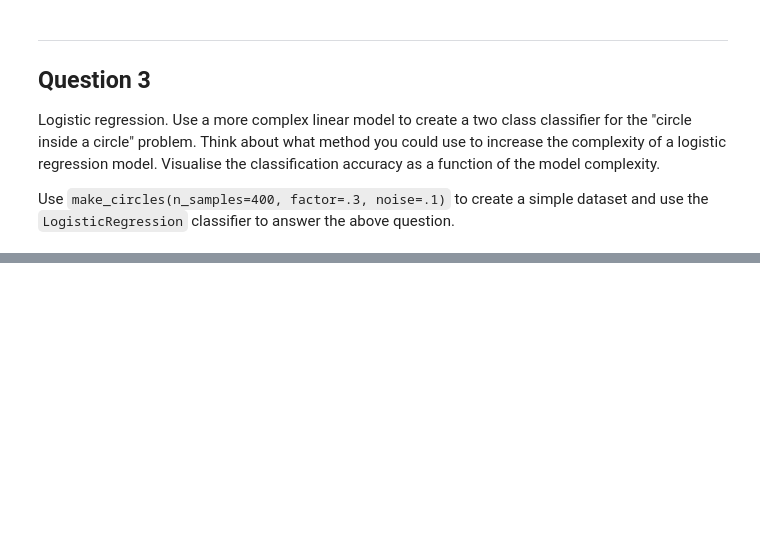
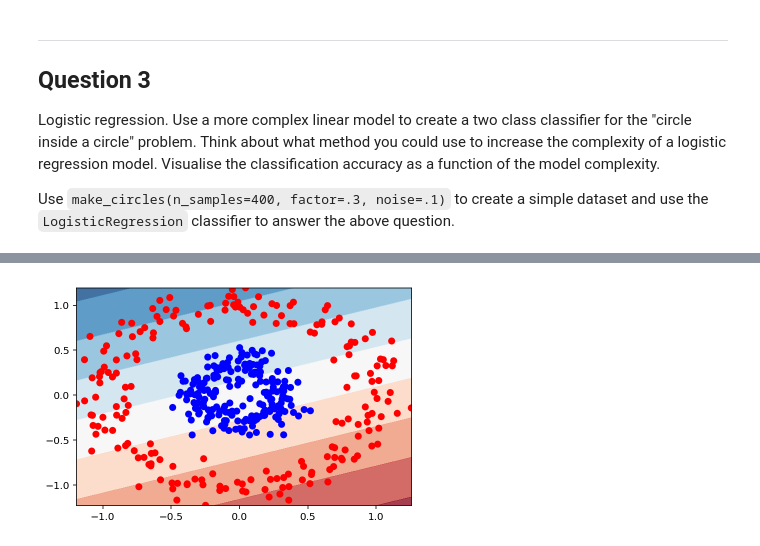
Before and after one commit to calispac/advanced-computing-2018, a Jupyter notebook: material/lecture-01/exercise.ipynb, the cells around one changed output, grey strips where cells are left out. Drawn from its saved outputs; the diff is of its cells as text; code cells hidden in the pictures; blank space fills up the shorter version.

```diff
--- a/material/lecture-01/exercise.ipynb
+++ b/material/lecture-01/exercise.ipynb
@@ -380,0 +393,9 @@ plt.scatter(X[:,0], X[:,1], c=y)
+# %%
+from sklearn.linear_model import LogisticRegression
+
+clf = LogisticRegression()
+clf.fit(X_train, y_train)
+
+plot_surface(clf, X, y)
+# %% [output]
+[figure, added]
```
Also changed, not shown: parts of 13 cells of this notebook.
